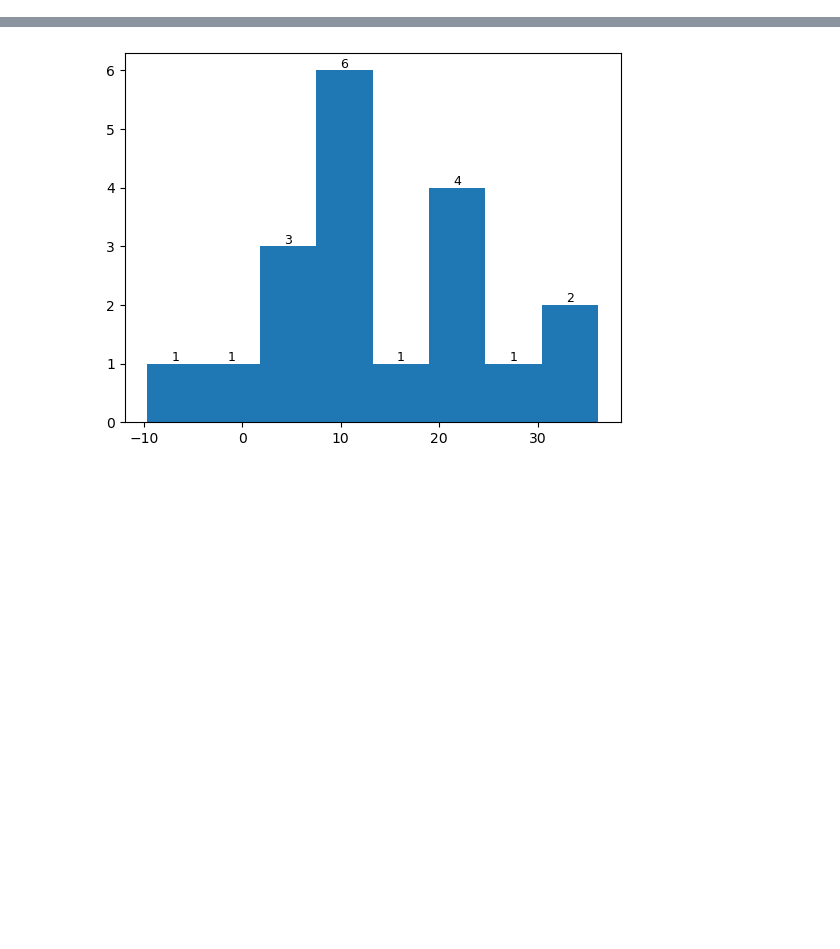
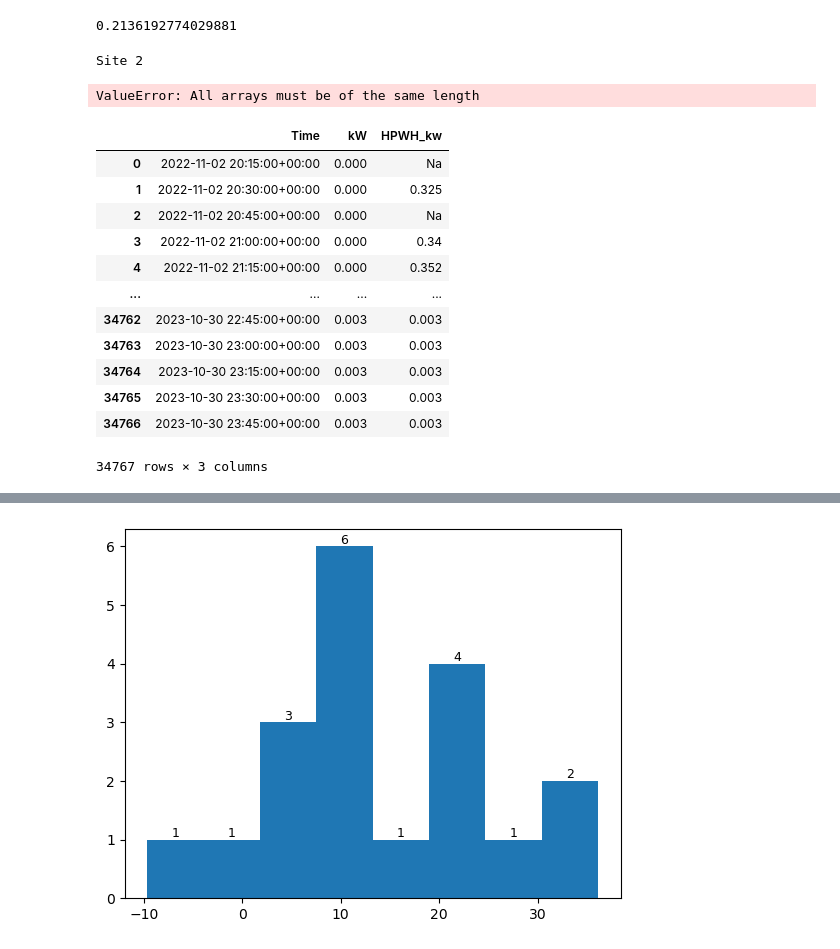
Before and after one commit to NREL/OCHRE, a Jupyter notebook: bin/generate_graphics.ipynb, the cells around one changed output, grey strips where cells are left out. Saved outputs shown, nothing was run; the diff lists cells and outputs as text; code cells hidden in the pictures; blank space fills up the shorter version.

```diff
--- a/bin/generate_graphics.ipynb
+++ b/bin/generate_graphics.ipynb
@@ -45,0 +85,48 @@ Percent Error: 21.588%
+# %%
+g.sum()
+e.sum()
+(g.sum() - e.sum())/g.sum()
+# %% [output]
+0.2136192774029881
+# %%
+print(f"Site {site_number}")
+
+mae  = np.mean(np.abs(diff))
+rmse = np.sqrt(np.mean(diff**2))
+mape = np.mean(np.abs(diff / (g + 1e-9))) * 100
+r2   = 1 - np.sum(diff**2) / np.sum((g - g.mean())**2)
+
+stats = pd.DataFrame({
+'Metric': [
+'Total energy (kWh)',
+'Mean (kWh/day)', 'Std dev', 'Min',
+'Median (p50)', 'p75', 'p90', 'Max',
+'— MAE', '— RMSE', '— MAPE (%)', '— R²',
+],
+'Simulated': [
+e.sum(),
+e.mean(), e.std(), e.min(),
+ e.max(),
+mae, rmse, mape, r2,
+],
+'Ground truth': [
+g.sum(),
+g.mean(), g.std(), g.min(),
+ g.max(),
+None, None, None, None,
+],
+'Difference (GT − Sim)': [
+g.sum()-e.sum(),
+g.mean()-e.mean(), g.std()-e.std(), g.min()-e.min(),
+ g.max()-e.max(),
+None, None, None, None,
+],
+}).set_index('Metric')
+
+pd.set_option('display.float_format', '{:.3f}'.format)
+print(stats.to_string())
+percent_error = (g.sum()-e.sum())/g.sum() * 100
+print(f"Percent Error: {percent_error:.3f}%")
+# %% [output]
+Site 2
+ValueError: All arrays must be of the same length
@@ -46,2 +230,18 @@ Percent Error: 21.588%
+# %%
+ground
+# %% [output]
+|  | Time | kW | HPWH_kw |
+| 0 | 2022-11-02 20:15:00+00:00 | 0.000 | Na |
+| 1 | 2022-11-02 20:30:00+00:00 | 0.000 | 0.325 |
+| 2 | 2022-11-02 20:45:00+00:00 | 0.000 | Na |
+| 3 | 2022-11-02 21:00:00+00:00 | 0.000 | 0.34 |
+| 4 | 2022-11-02 21:15:00+00:00 | 0.000 | 0.352 |
+| ... | ... | ... | ... |
+| 34762 | 2023-10-30 22:45:00+00:00 | 0.003 | 0.003 |
+| 34763 | 2023-10-30 23:00:00+00:00 | 0.003 | 0.003 |
+| 34764 | 2023-10-30 23:15:00+00:00 | 0.003 | 0.003 |
+| 34765 | 2023-10-30 23:30:00+00:00 | 0.003 | 0.003 |
+| 34766 | 2023-10-30 23:45:00+00:00 | 0.003 | 0.003 |
+34767 rows × 3 columns
 # %%
 def compute_error(site_number, setpoint):
```
Also changed, not shown: parts of 7 cells of this notebook, 4 other files.
